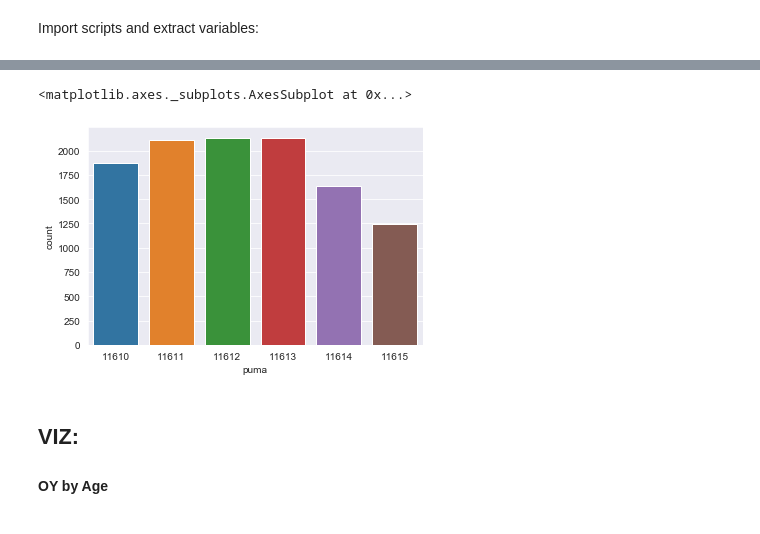
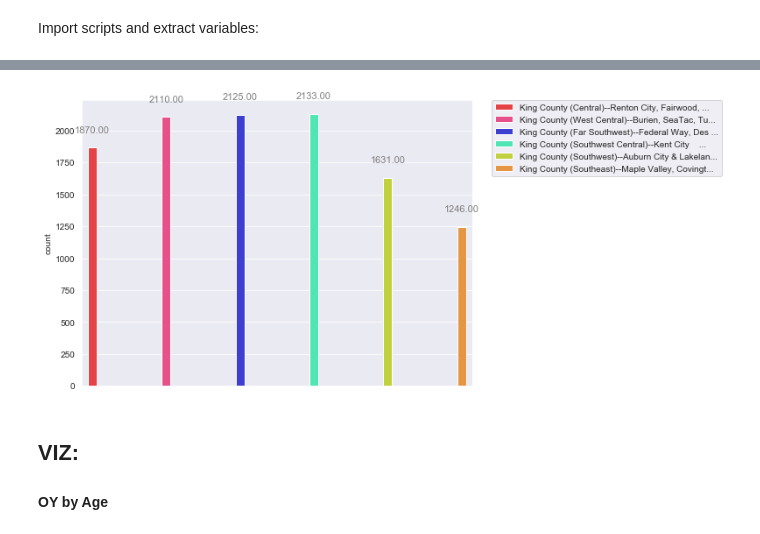
Before and after one commit to sam-thurman/dsc-mod-1-project-seattle-ds, a Jupyter notebook: notebooks/exploratory/02_samt_v2_exploratory.ipynb, the cells around one changed output, grey strips where cells are left out. Cells and saved outputs as stored; diff of their text form; code cells hidden in the pictures.

```diff
--- a/notebooks/exploratory/02_samt_v2_exploratory.ipynb
+++ b/notebooks/exploratory/02_samt_v2_exploratory.ipynb
@@ -64,5 +35,0 @@ oy_by_puma
-# %%
-sns.barplot(data=oy_by_puma, x='puma', y='count')
-# %% [output]
-<matplotlib.axes._subplots.AxesSubplot at 0x...>
-[figure, removed]
@@ -69,3 +40,9 @@ sns.barplot(data=oy_by_puma, x='puma', y='count')
+# %%
+oy_by_puma = df_master_dict['oy_by_puma']
+# %%
+viz.plot_oy_by_puma(oy_by_puma)
+# %% [output]
+[figure, added]
 # %% [markdown]
 ## VIZ:
 #### OY by Age
```
Also changed, not shown: parts of 17 cells of this notebook, 3 other files.
